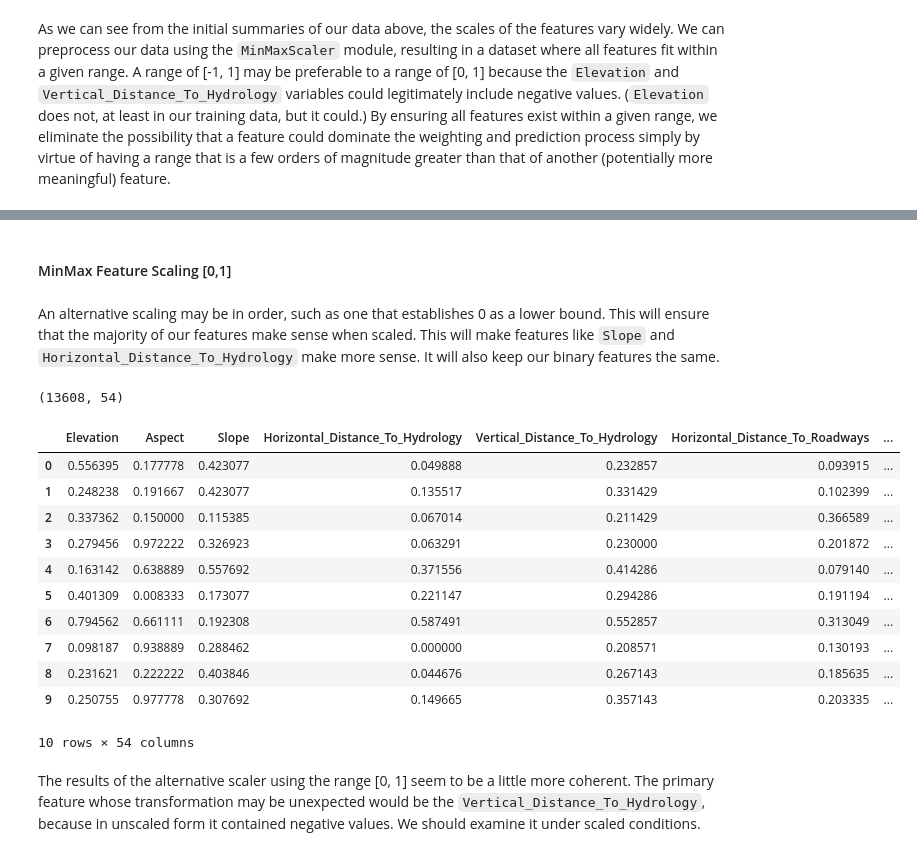
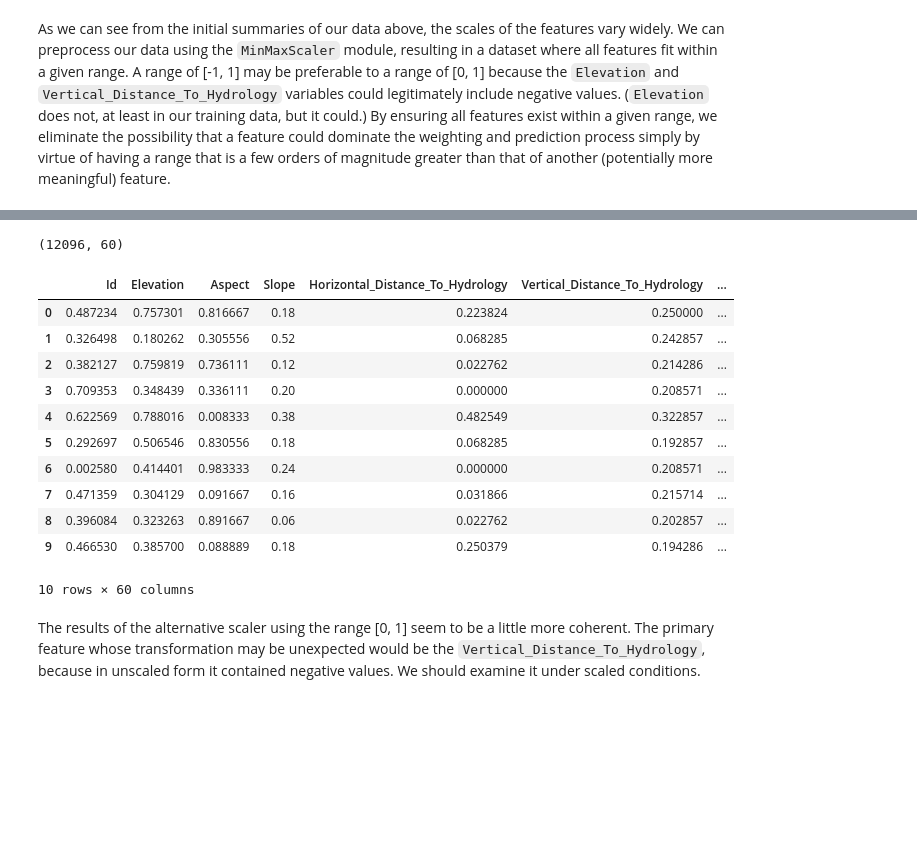
Before and after one commit to Omniak87B/w207FinalProject, a Jupyter notebook: w207_final_project_eda.ipynb, the cells around one changed output, grey strips where cells are left out. Cells and saved outputs as stored; diff of their text form; code cells hidden in the pictures; blank space fills up the shorter version.

```diff
--- a/w207_final_project_eda.ipynb
+++ b/w207_final_project_eda.ipynb
@@ -120,7 +141,7 @@ We load the data from the source file and proceed to take a look at various basi
 1. As there is no separate dataset containing the labels for our observations, we would expect to see the 'Cover_Type' variable in our data
 1. We would expect to see a shape of (15120, 55) - the 54 features plus our label column
 # %%
-full_data = pd.DataFrame.from_csv('./train.csv')
+full_data = pd.read_csv('./train.csv')
 print(f'Columns: {full_data.columns}')
 print(f'Shape: {full_data.shape}')
 # %% [output]
@@ -147,23 +232,25 @@ The results are as expected. We need to remove the labels from the features befo
 # Separating out the labels
 full_labels = full_data['Cover_Type']
 full_features = full_data.drop('Cover_Type', axis=1)
-label_names = {'1':'Spruce/Fir',
-               '2':'Lodgepole Pine',
-               '3':'Ponderosa Pine',
-               '4':'Cottonwood/Willow',
-               '5':'Aspen',
-               '6':'Douglas Fir',
-               '7':'Krummholz'}
-
+featured_features = full_data.iloc[:,[36,49,51,52,53,54,56,57,58,59,60]]
+#df1 = df1.assign(e=p.Series(np.random.randn(sLength)).values)
+featured_features = full_data.iloc[:,[36,49,51,52,53,54,56,57,58,59,60]]
 # Setting seed so we get consistent results from our splitting
 np.random.seed(0)
-X_train, X_test, y_train, y_test = train_test_split(full_features, full_labels, test_size=0.10)
-
+X_train, X_dev, y_train, y_dev = train_test_split(full_features, full_labels, test_size=0.20)
+#Deb
+FX_train, FX_dev, Fy_train, Fy_dev = train_test_split(featured_features, full_labels, test_size=0.20)
+#Deb
 # Verifying our data shapes are as expected
 print(f'''
 Training dataset shape: {X_train.shape}
 Training label shape: {y_train.shape}
-Test dataset shape: {X_test.shape}
-Test label shape: {y_test.shape}
+Dev dataset shape: {X_dev.shape}
+Dev label shape: {y_dev.shape}
+
+#Deb
+Featured Training dataset shape: {FX_train.shape}
+Featured Dev dataset shape: {FX_dev.shape}
+#Deb
 ''')
 # %% [output]
@@ -388,29 +423,25 @@ This test is to determine how much the scaled features affect the GaussianNB mod
-# %% [markdown]
-#### MinMax Feature Scaling [0,1]
-# %% [markdown]
- An alternative scaling may be in order, such as one that establishes 0 as a lower bound.  This will ensure that the majority of our features make sense when scaled.  This will make features like `Slope` and `Horizontal_Distance_To_Hydrology` make more sense.  It will also keep our binary features the same.
 # %%
-mm_scaler_0_1 = MinMaxScaler(feature_range=(0, 1))
-mm_X_scaled_0_1 = mm_scaler_0_1.fit_transform(X_train)
+scaler_b = MinMaxScaler(feature_range=(0, 1))
+X_scaled_b = scaler_b.fit_transform(X_train)
 # Quick look to see if it behaved as expected
-print(mm_X_scaled_0_1.shape)
-mm_0_1_scaled_df = pd.DataFrame(data=mm_X_scaled_0_1,    # values
+print(X_scaled_b.shape)
+b_scaled_df = pd.DataFrame(data=X_scaled_b,    # values
                          columns=X_train.columns)  # 1st row as the column names
-mm_0_1_scaled_df.head(10)
+b_scaled_df.head(10)
 # %% [output]
-(13608, 54)
+(12096, 60)
-|  | Elevation | Aspect | Slope | Horizontal_Distance_To_Hydrology | Vertical_Distance_To_Hydrology | Horizontal_Distance_To_Roadways | ... |
-| 0 | 0.556395 | 0.177778 | 0.423077 | 0.049888 | 0.232857 | 0.093915 | ... |
-| 1 | 0.248238 | 0.191667 | 0.423077 | 0.135517 | 0.331429 | 0.102399 | ... |
-| 2 | 0.337362 | 0.150000 | 0.115385 | 0.067014 | 0.211429 | 0.366589 | ... |
-| 3 | 0.279456 | 0.972222 | 0.326923 | 0.063291 | 0.230000 | 0.201872 | ... |
-| 4 | 0.163142 | 0.638889 | 0.557692 | 0.371556 | 0.414286 | 0.079140 | ... |
-| 5 | 0.401309 | 0.008333 | 0.173077 | 0.221147 | 0.294286 | 0.191194 | ... |
-| 6 | 0.794562 | 0.661111 | 0.192308 | 0.587491 | 0.552857 | 0.313049 | ... |
-| 7 | 0.098187 | 0.938889 | 0.288462 | 0.000000 | 0.208571 | 0.130193 | ... |
-| 8 | 0.231621 | 0.222222 | 0.403846 | 0.044676 | 0.267143 | 0.185635 | ... |
-| 9 | 0.250755 | 0.977778 | 0.307692 | 0.149665 | 0.357143 | 0.203335 | ... |
+|  | Id | Elevation | Aspect | Slope | Horizontal_Distance_To_Hydrology | Vertical_Distance_To_Hydrology | ... |
+| 0 | 0.487234 | 0.757301 | 0.816667 | 0.18 | 0.223824 | 0.250000 | ... |
+| 1 | 0.326498 | 0.180262 | 0.305556 | 0.52 | 0.068285 | 0.242857 | ... |
+| 2 | 0.382127 | 0.759819 | 0.736111 | 0.12 | 0.022762 | 0.214286 | ... |
+| 3 | 0.709353 | 0.348439 | 0.336111 | 0.20 | 0.000000 | 0.208571 | ... |
+| 4 | 0.622569 | 0.788016 | 0.008333 | 0.38 | 0.482549 | 0.322857 | ... |
+| 5 | 0.292697 | 0.506546 | 0.830556 | 0.18 | 0.068285 | 0.192857 | ... |
+| 6 | 0.002580 | 0.414401 | 0.983333 | 0.24 | 0.000000 | 0.208571 | ... |
+| 7 | 0.471359 | 0.304129 | 0.091667 | 0.16 | 0.031866 | 0.215714 | ... |
+| 8 | 0.396084 | 0.323263 | 0.891667 | 0.06 | 0.022762 | 0.202857 | ... |
+| 9 | 0.466530 | 0.385700 | 0.088889 | 0.18 | 0.250379 | 0.194286 | ... |
-10 rows × 54 columns
+10 rows × 60 columns
 # %% [markdown]
 The results of the alternative scaler using the range [0, 1] seem to be a little more coherent. The primary feature whose transformation may be unexpected would be the `Vertical_Distance_To_Hydrology`, because in unscaled form it contained negative values. We should examine it under scaled conditions.
 # %%
```
Also changed, not shown: parts of 58 cells of this notebook, 1 other file.
